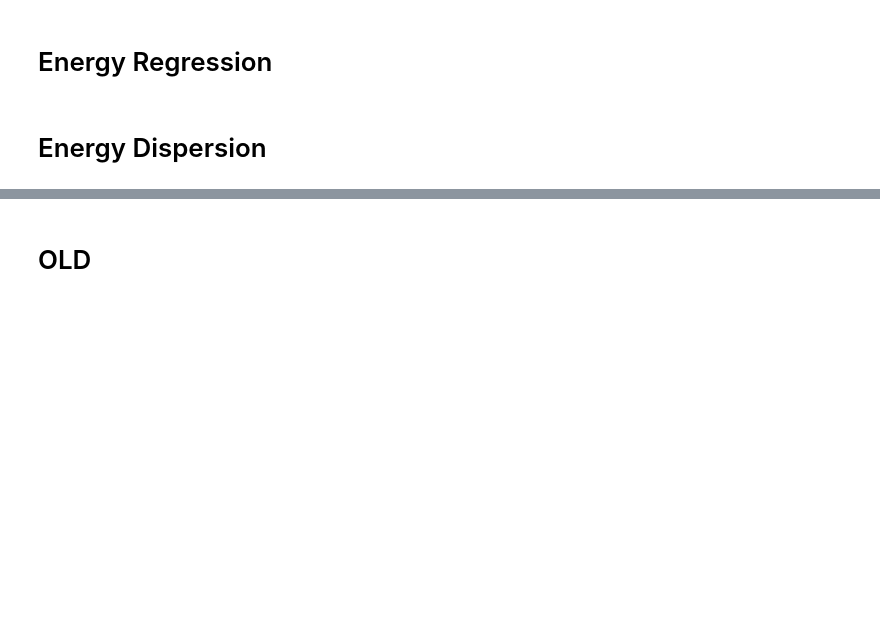
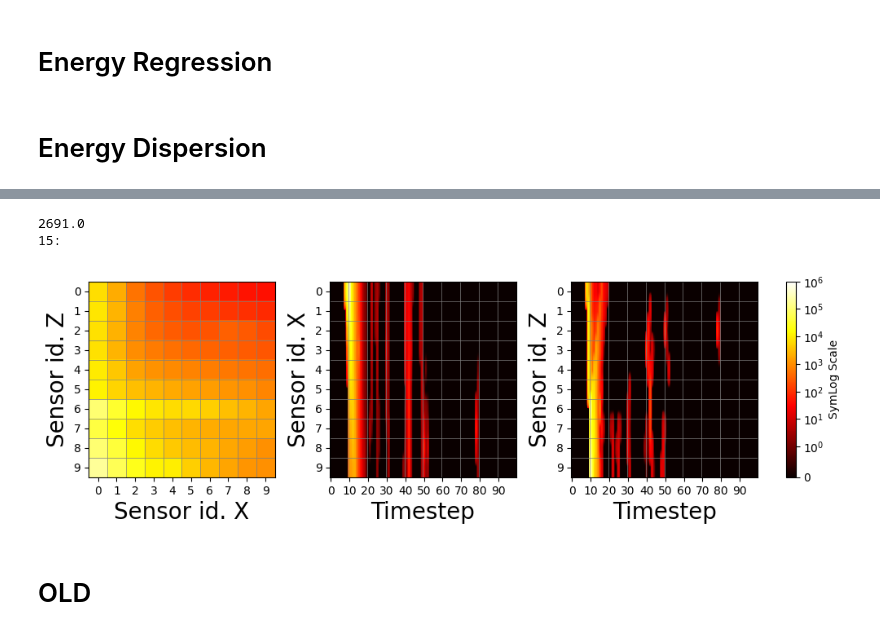
Before and after one commit to enlupi/SNN-Cal, a Jupyter notebook: SNN/SNN.ipynb, the cells around one changed output, grey strips where cells are left out. Drawn from its saved outputs; the diff is of its cells as text; code cells hidden in the pictures; blank space fills up the shorter version.

```diff
--- a/SNN/SNN.ipynb
+++ b/SNN/SNN.ipynb
@@ -479,3 +619,11 @@ data_train, data_test, data_val = ds.build_dataset("../Data", max_files=5, targe
+# %%
+idx = 15
+print(Nint[idx])
+visualize.plot_views(idx, data_train)
+# %% [output]
+2691.0
+15:
+[figure, added]
 # %% [markdown]
 # OLD
 # %%
```
Also changed, not shown: parts of 11 cells of this notebook.
